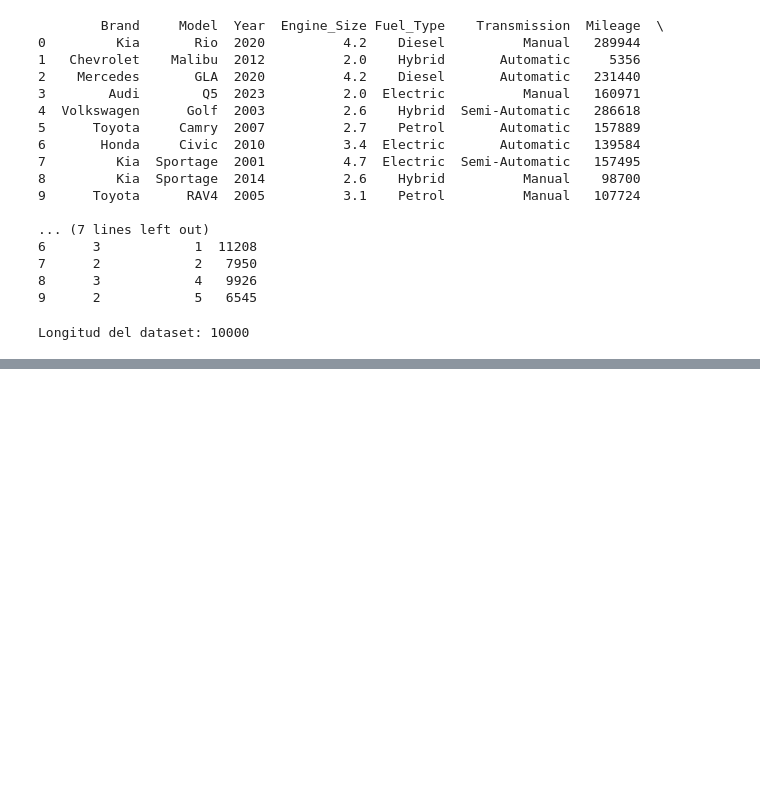
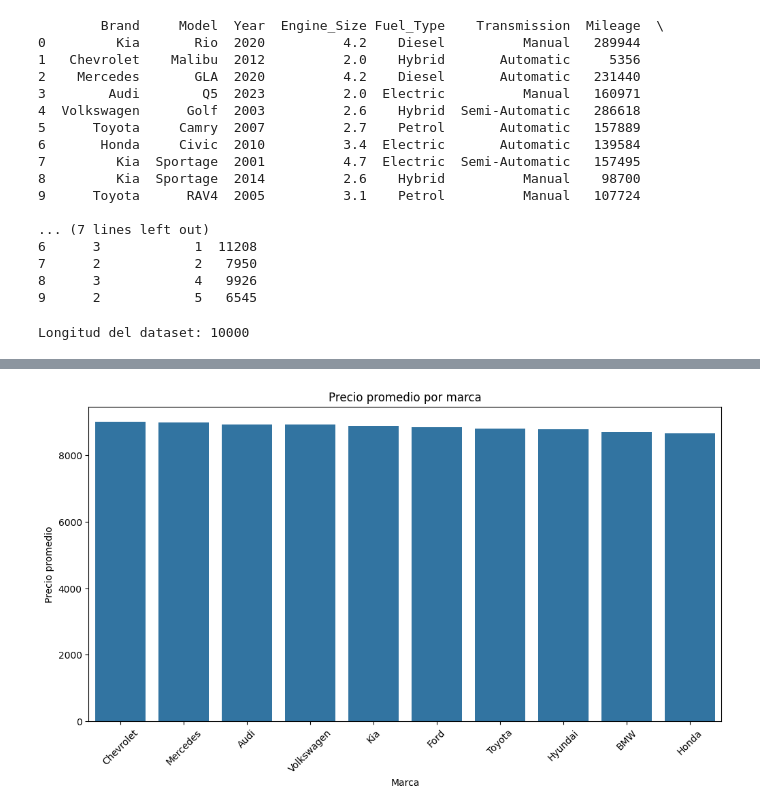
Before and after one commit to stif20/binder, a Jupyter notebook: car.ipynb, the cells around one changed output, grey strips where cells are left out. Cells and saved outputs as stored; diff of their text form; code cells hidden in the pictures; blank space fills up the shorter version.

```diff
--- a/car.ipynb
+++ b/car.ipynb
@@ -31,0 +79,4 @@ Longitud del dataset: 10000
+# %%
+# Precio promedio por marca
+avg_price_brand = df_clean.groupby('Brand')['Price'].mean().sort_values(ascending=False)
+print(avg_price_brand)
@@ -31,0 +96,11 @@ Longitud del dataset: 10000
+# %%
+# Visualización
+plt.figure(figsize=(12, 6))
+sns.barplot(x=avg_price_brand.index, y=avg_price_brand.values)
+plt.xticks(rotation=45)
+plt.title("Precio promedio por marca")
+plt.xlabel("Marca")
+plt.ylabel("Precio promedio")
+plt.show()
+# %% [output]
+[figure, added]
```
Also changed, not shown: parts of 9 cells of this notebook.
